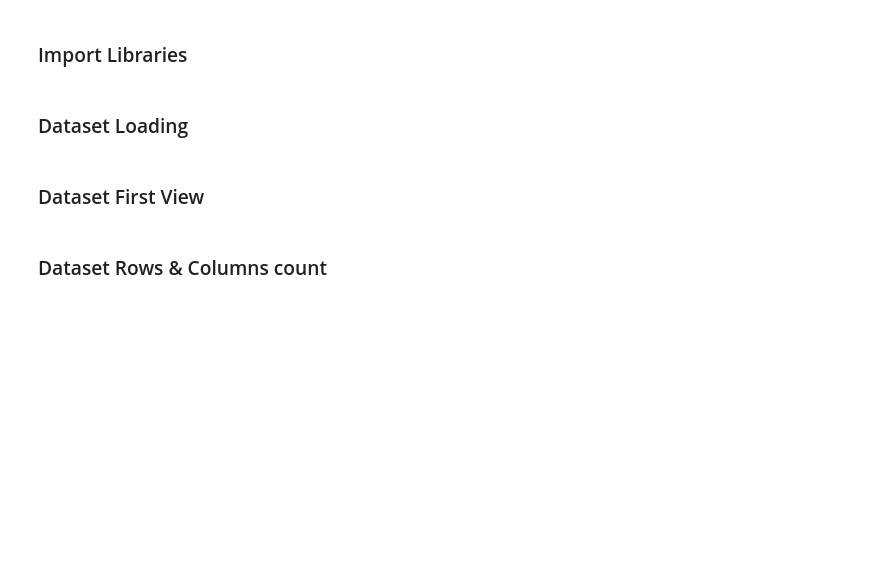
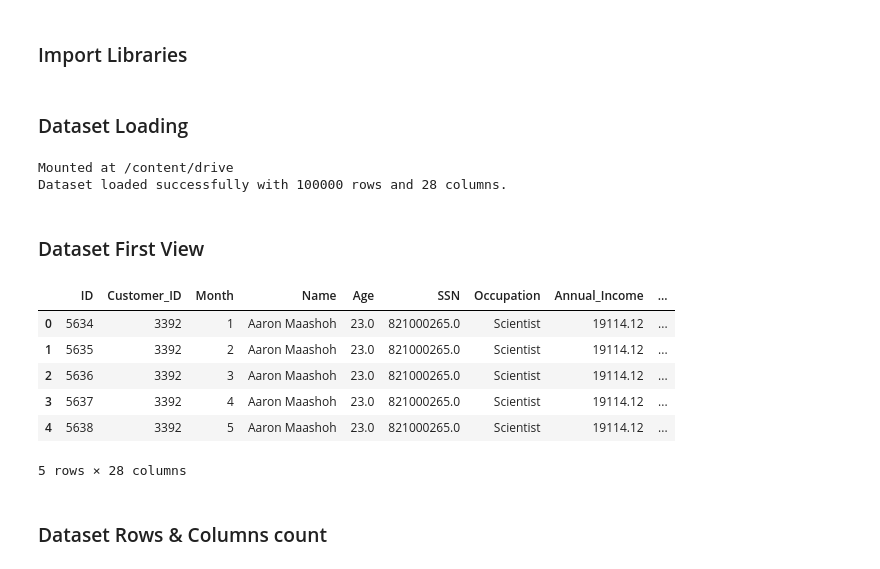
Before and after one commit to Kamalhsn/paisabazaar-banking-fraud-analysis, a Jupyter notebook: Paisabazaar_Banking_Fraud_EDA.ipynb, the cells around one changed output. Saved outputs shown, nothing was run; the diff lists cells and outputs as text; code cells hidden in the pictures; blank space fills up the shorter version.

```diff
--- a/Paisabazaar_Banking_Fraud_EDA.ipynb
+++ b/Paisabazaar_Banking_Fraud_EDA.ipynb
@@ -94,10 +84,16 @@ from google.colab import drive
 # %%
-# Load Dataset
-import pandas as pd
+# Mounting Google Drive to access the dataset
 from google.colab import drive
+drive.mount('/content/drive')
 
-# Mount Google Drive
-drive.mount('/content/drive')
+# Defining the dataset path
 file_path = '/content/drive/My Drive/AlmaBetter/Module_2/dataset.csv'
+
+# Loading the dataset
 df = pd.read_csv(file_path)
-print(f'Successfully loaded data from {file_path}')
+
+# Confirming successful load
+print(f"Dataset loaded successfully with {df.shape[0]} rows and {df.shape[1]} columns.")
+# %% [output]
+Mounted at /content/drive
+Dataset loaded successfully with 100000 rows and 28 columns.
@@ -113,3 +102,14 @@ display(df.head(10))
+# %%
+# Displaying the first 5 rows of the dataset
+df.head()
+# %% [output]
+|  | ID | Customer_ID | Month | Name | Age | SSN | Occupation | Annual_Income | ... |
+| 0 | 5634 | 3392 | 1 | Aaron Maashoh | 23.0 | 821000265.0 | Scientist | 19114.12 | ... |
+| 1 | 5635 | 3392 | 2 | Aaron Maashoh | 23.0 | 821000265.0 | Scientist | 19114.12 | ... |
+| 2 | 5636 | 3392 | 3 | Aaron Maashoh | 23.0 | 821000265.0 | Scientist | 19114.12 | ... |
+| 3 | 5637 | 3392 | 4 | Aaron Maashoh | 23.0 | 821000265.0 | Scientist | 19114.12 | ... |
+| 4 | 5638 | 3392 | 5 | Aaron Maashoh | 23.0 | 821000265.0 | Scientist | 19114.12 | ... |
+5 rows × 28 columns
 # %% [markdown]
 ### Dataset Rows & Columns count
 # %%
```
Also changed, not shown: parts of 27 cells of this notebook.
